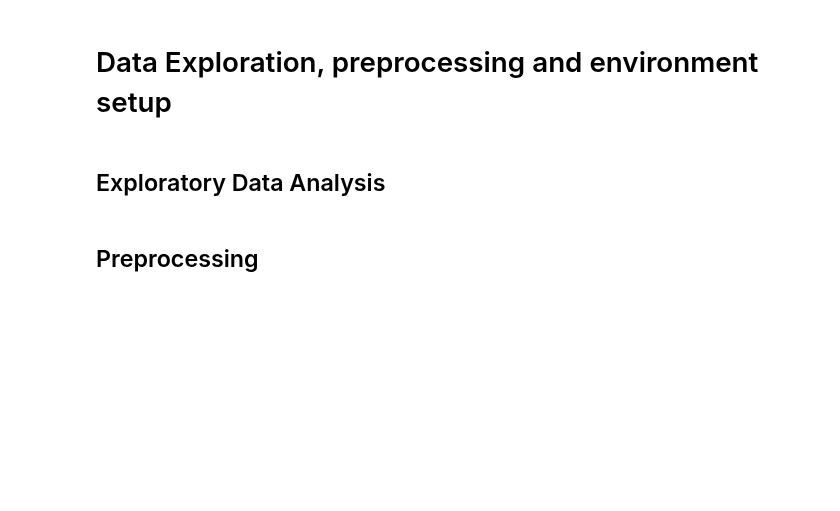
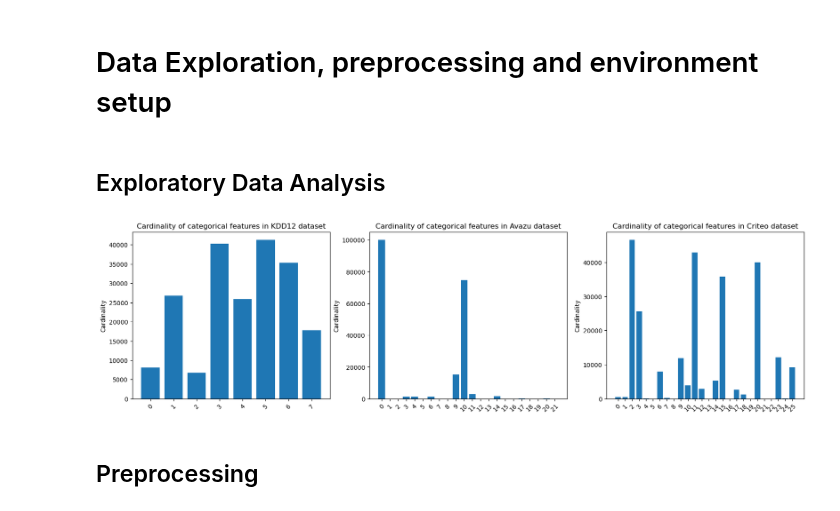
Before and after one commit to martinbatek/drl-ad-personalization, a Jupyter notebook: first_draft_notebook.ipynb, the cells around one changed output. Saved outputs shown, nothing was run; the diff lists cells and outputs as text; code cells hidden in the pictures; blank space fills up the shorter version.

```diff
--- a/first_draft_notebook.ipynb
+++ b/first_draft_notebook.ipynb
@@ -31,5 +64,76 @@ __Deep__
 # Data Exploration, preprocessing and environment setup
 # %% [markdown]
 ## Exploratory Data Analysis
+# %%
+# Read in the datasets
+kdd12 = pd.read_csv('data/kdd12/kdd12_training.csv')
+avazu = pd.read_csv('data/avazu/avazu_train.csv')
+criteo = pd.read_csv('data/criteo/criteo_train.csv')
+criteo_imputed_inds = pd.read_csv('data/criteo/criteo_train_imputed.csv')
+# %%
+# Display the cardinality of the categorical features in the three datasets
+kdd12_categorical_columns = [
+    'DisplayURL',
+    'AdID',
+    'AdvertiserID',
+    'QueryID',
+    'KeywordID',
+    'TitleID',
+    'DescriptionID',
+    'UserID'
+]
+
+avazu_categorical_columns = [
+    'id',
+    'c1',
+    'banner_pos',
+    'site_id',
+    'site_domain',
+    'site_category',
+    'app_id',
+    'app_domain',
+    'app_category',
+    'device_id',
+    'device_ip',
+    'device_model',
+    'device_type',
+    'device_conn_type',
+    'c14',
+    'c15',
+    'c16',
+    'c17',
+    'c18',
+    'c19',
+    'c20',
+    'c21'
+]
+
+criteo_categorical_columns = [f'cat_{i}' for i in np.arange(1,27)]
+
+kdd12_cardinality = [kdd12[column].nunique() for column in kdd12_categorical_columns]
+avazu_cardinality = [avazu[column].nunique() for column in avazu_categorical_columns]
+criteo_cardinality = [criteo[column].nunique() for column in criteo_categorical_columns]
+
+# Plot the cardinality of the categorical features in the three datasets
+fig, ax = plt.subplots(1, 3, figsize=(20,5))
+
+ax[0].bar(kdd12_categorical_columns, kdd12_cardinality)
+ax[0].set_ylabel('Cardinality')
+ax[0].set_title('Cardinality of categorical features in KDD12 dataset')
+ax[0].set_xticklabels(ax[0].get_xticks(),rotation=45)
+
+ax[1].bar(avazu_categorical_columns, avazu_cardinality)
+ax[1].set_ylabel('Cardinality')
+ax[1].set_title('Cardinality of categorical features in Avazu dataset')
+ax[1].set_xticklabels(ax[1].get_xticks(),rotation=45)
+
+ax[2].bar(criteo_categorical_columns, criteo_cardinality)
+ax[2].set_ylabel('Cardinality')
+ax[2].set_title('Cardinality of categorical features in Criteo dataset')
+ax[2].set_xticklabels(ax[2].get_xticks(),rotation=45)
+
+plt.show()
+# %% [output]
+[figure, added]
 # %% [markdown]
 ## Preprocessing
```
Also changed, not shown: parts of 3 cells of this notebook.
